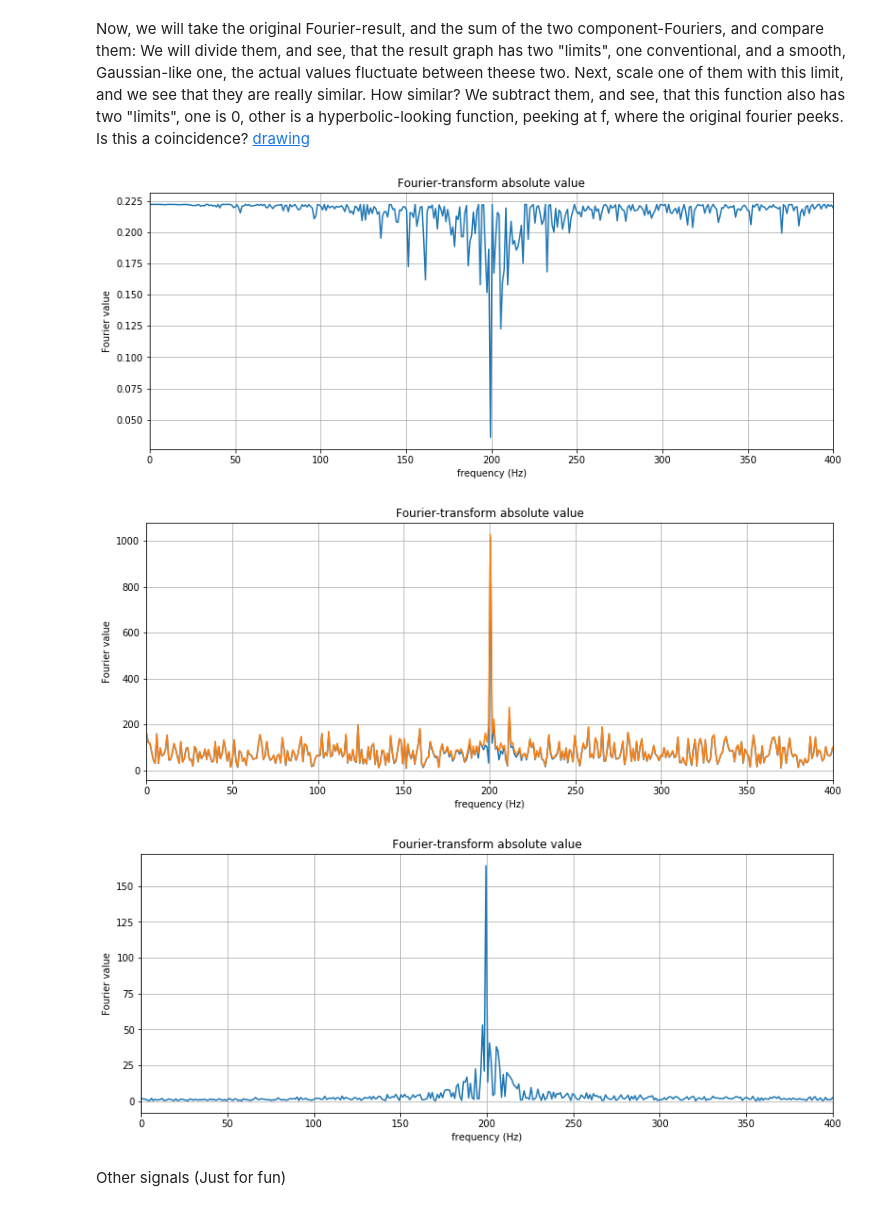
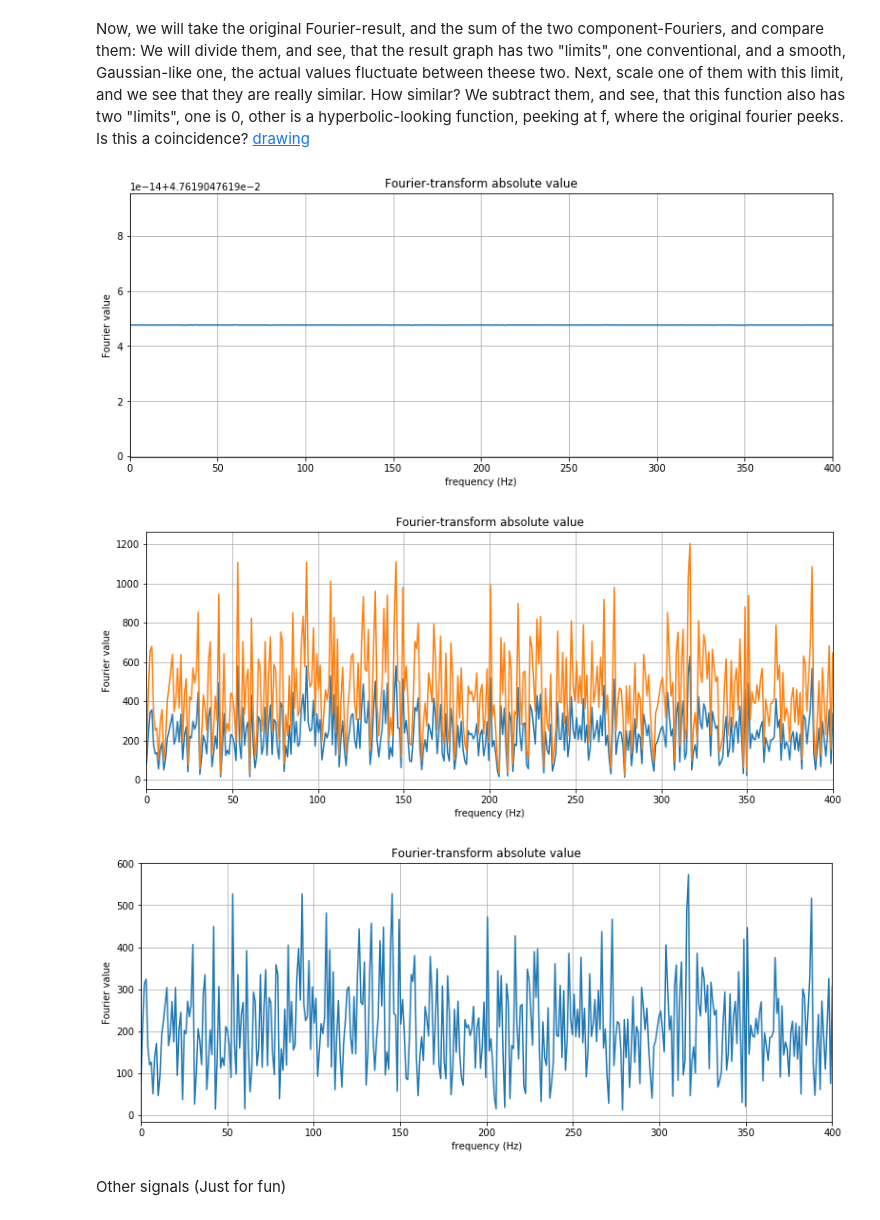
Before and after one commit to martonvavrik/fusion_research, a Jupyter notebook: waves.ipynb, the cells around one changed output. Cells and saved outputs as stored; diff of their text form; code cells hidden in the pictures.

Commit message:
Add files via upload
Added histograms, Fourier addition fixed

```diff
--- a/waves.ipynb
+++ b/waves.ipynb
@@ -18,7 +18,7 @@ from IPython.display import display
 f=200
 frangemax=400
 samples=2000
-randamp=7
+randamp=40
 
 x = np.linspace(0.0, 1, samples)
 s_det = np.sin(f*2*np.pi*x)
@@ -175,41 +196,41 @@ plt.show()
 Now, we will take the original Fourier-result, and the sum of the two component-Fouriers, and compare them: We will divide them, and see, that the result graph has two "limits", one conventional, and a smooth, Gaussian-like one, the actual values fluctuate between theese two. Next, scale one of them with this limit, and we see that they are really similar. How similar? We subtract them, and see, that this function also has two "limits", one is 0, other is a hyperbolic-looking function, peeking at f, where the original fourier peeks. Is this a coincidence? [drawing](https://i.redd.it/nnlrafulz5701.jpg)
 # %%
 plt.figure(figsize=(13,5))
-plt.plot(xf,yfabs/(yf_det_abs+yf_noise_abs))
+plt.plot(xf,yfabs/np.abs(yf_noise[:frangemax]+yf_det[:frangemax]))
 #plt.axis([0,frangemax,0,1.5/rs])
 plt.xlim((0,frangemax))
 plt.xlabel('frequency (Hz)')
 plt.ylabel('Fourier value')
 #plt.xscale('log')
 plt.title('Fourier-transform absolute value')
 plt.grid(True)
 plt.show()
 
 plt.figure(figsize=(13,5))
-plt.plot(xf,yfabs/0.225,xf,(yf_det_abs+yf_noise_abs))
+plt.plot(xf,yfabs/0.091,xf,np.abs(yf_noise[:frangemax]+yf_det[:frangemax]))
 #plt.axis([0,frangemax,0,1.5/rs])
 plt.xlim((0,frangemax))
 plt.xlabel('frequency (Hz)')
 plt.ylabel('Fourier value')
 #plt.xscale('log')
 plt.title('Fourier-transform absolute value')
 plt.grid(True)
 plt.show()
 
 plt.figure(figsize=(13,5))
-plt.plot(xf,(yf_det_abs+yf_noise_abs)-yfabs/0.225)
+plt.plot(xf,np.abs(yf_noise[:frangemax]+yf_det[:frangemax])-yfabs/0.09090909)
 #plt.axis([0,frangemax,0,1.5/rs])
 plt.xlim((0,frangemax))
 plt.xlabel('frequency (Hz)')
 plt.ylabel('Fourier value')
 #plt.xscale('log')
 plt.title('Fourier-transform absolute value')
 plt.grid(True)
 plt.show()
 # %% [output]
-[figure, old version]
+[figure, new version]
-[figure, old version]
+[figure, new version]
-[figure, old version]
+[figure, new version]
 # %% [markdown]
 Other signals (Just for fun)
 # %%
```
Also changed, not shown: parts of 7 cells of this notebook.
